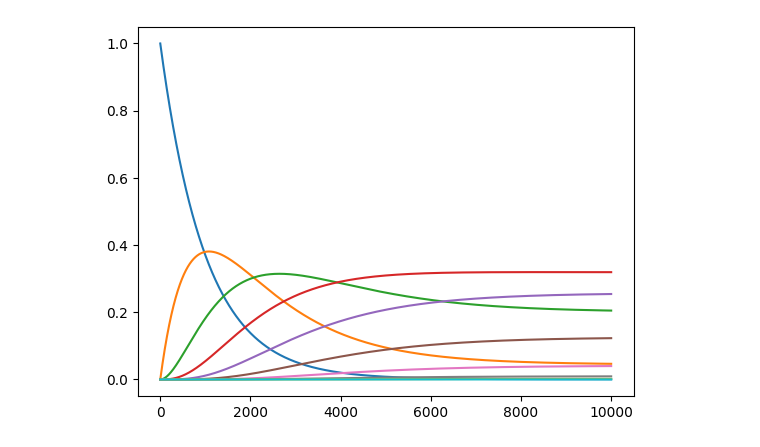
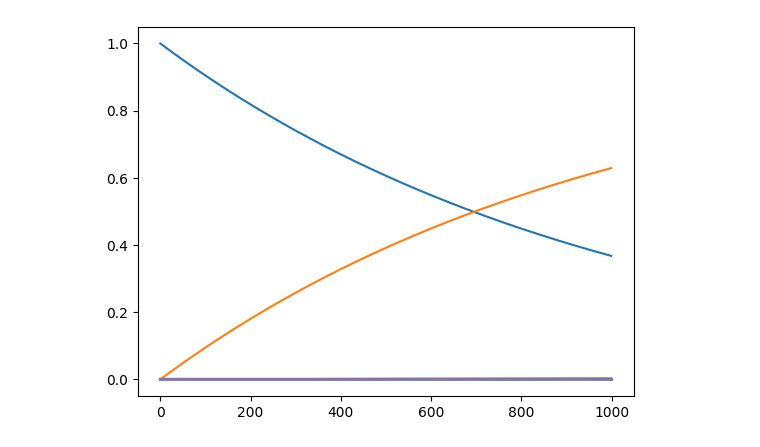
Before and after one commit to Valerio-Amico/Lab-Rydberg, a Jupyter notebook: dipolar_trap/markov_chain_approach.ipynb, the cells around one changed output. Cells and saved outputs as stored; diff of their text form; code cells hidden in the pictures.

```diff
--- a/dipolar_trap/markov_chain_approach.ipynb
+++ b/dipolar_trap/markov_chain_approach.ipynb
@@ -89,22 +138,19 @@ def mean_var_mandel_Q(probability_vec):
     Q = variance/mean - 1
     return mean, variance, Q
 # %%
-mag = 3
-trunc = 10
-time = 1000
-steps = 10000
+trunc = 35
+time = 1  # [ms]
+steps = 1000
 
 v0 = np.zeros(trunc)
 v0[0] = 1
 
-R = 10 * 10**-mag
-gamma = 0.1 * 10**-mag
-beta = 1 * 10**-mag
+R = 1  # [kHz]
+gamma = 0  # [kHz]
+beta = 100  # [kHz]
 
 print(R, gamma, beta)
 
-mcF = markov_chain_FORT(R, gamma, beta, trunc)
+mcF = markov_chain_FORT(R, gamma, beta, trunc, method="model_1")
 mcF.evolve(v0, time, steps)
-
-mcF.show_matrix()
 # %% [output]
@@ -113,11 +158,11 @@ $\displaystyle \left[\begin{matrix}-0.01 & 0.01 & 0 & 0 & 0 & 0 & 0 & 0 & 0 & 0\
 # %%
-for i in range(10):
+for i in range(trunc):
     plt.plot(mcF.evo.y[i], label="%d"%i)
 #plt.plot(evo.y[29], label="%d"%29)
 #plt.legend()
 plt.show()
 # %% [output]
-[figure, old version]
+[figure, new version]
 # %%
 mcF.plot_mandel_Q()
 # %% [output]
```
Also changed, not shown: parts of 18 cells of this notebook, 6 other files.
